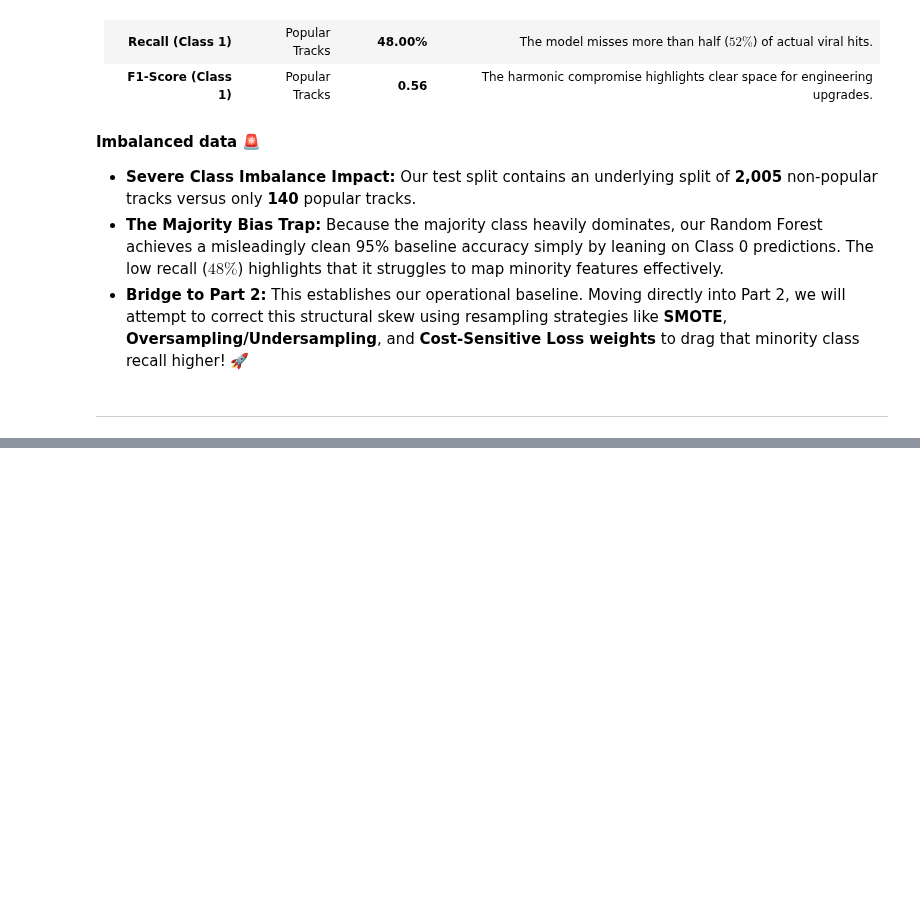
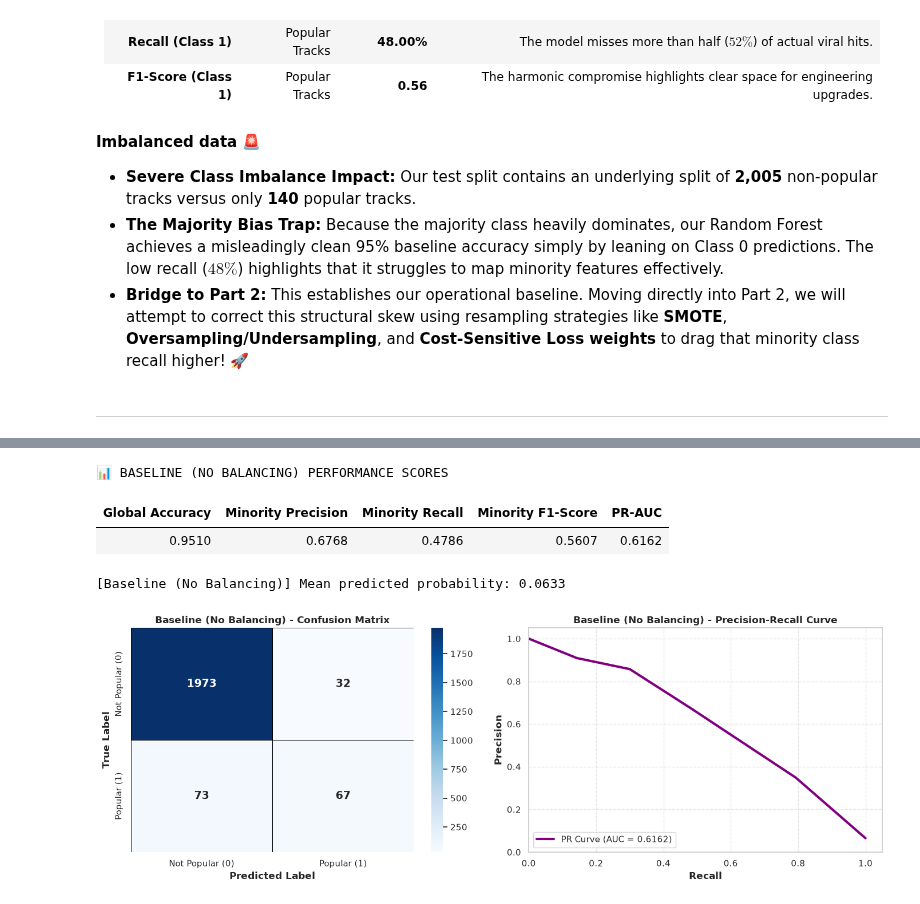
Before and after one commit to MaximumAsp66915/Applied_Data_Science_Course, a Jupyter notebook: ADS_A04/notebooks/04_Main_Analysis.ipynb, the cells around one changed output, grey strips where cells are left out. Saved outputs shown, nothing was run; the diff lists cells and outputs as text; code cells hidden in the pictures; blank space fills up the shorter version.

```diff
--- a/ADS_A04/notebooks/04_Main_Analysis.ipynb
+++ b/ADS_A04/notebooks/04_Main_Analysis.ipynb
@@ -624,0 +737,10 @@ By abstracting our missing data handlers into the cross-validation setup, we saf
+# %%
+# Baseline Run
+baseline_model = RandomForestClassifier(n_estimators=100, max_depth=None, random_state=42)
+evaluate_and_visualize_strategy("Baseline (No Balancing)", sampler_obj=None, model_obj=baseline_model)
+# %% [output]
+📊 BASELINE (NO BALANCING) PERFORMANCE SCORES
+| Global Accuracy | Minority Precision | Minority Recall | Minority F1-Score | PR-AUC |
+| 0.9510 | 0.6768 | 0.4786 | 0.5607 | 0.6162 |
+[Baseline (No Balancing)] Mean predicted probability: 0.0633
+[figure, added]
```
Also changed, not shown: parts of 25 cells of this notebook.
